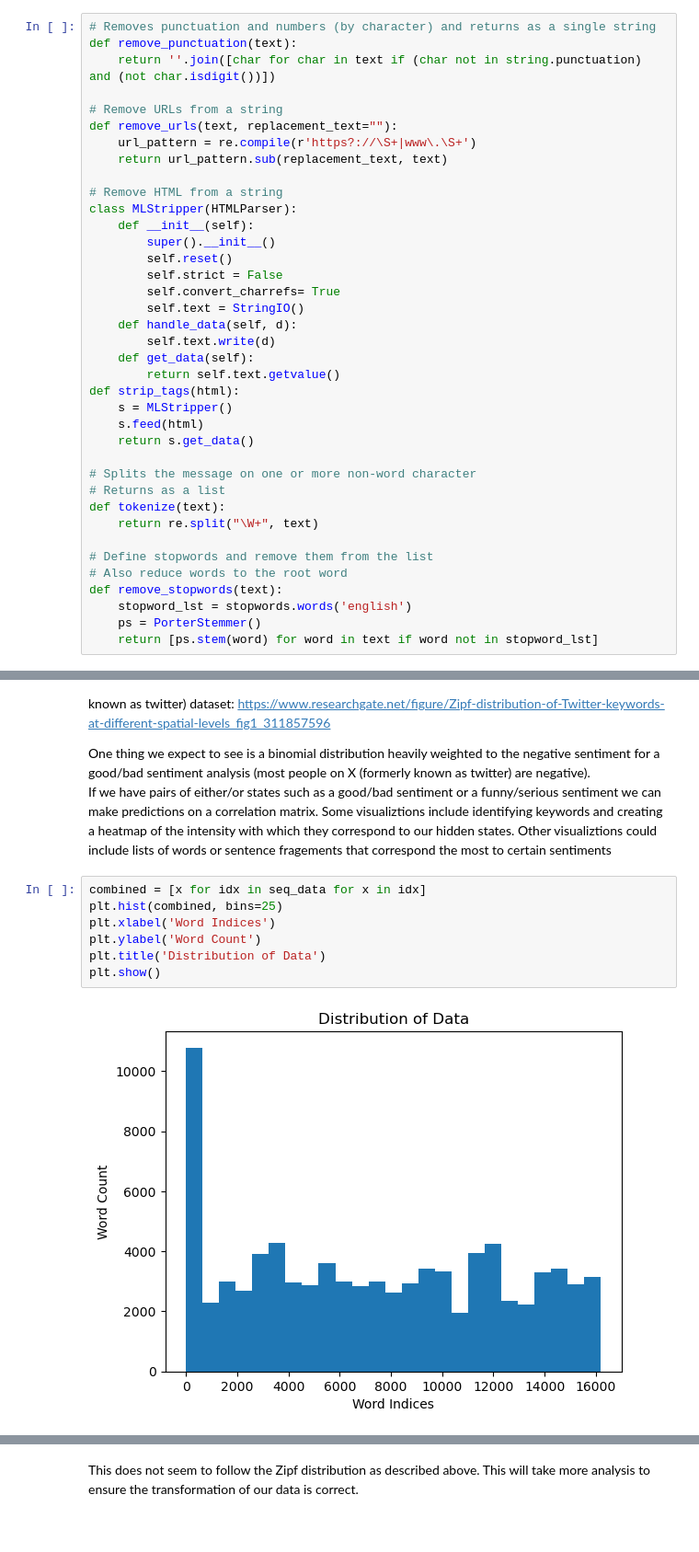
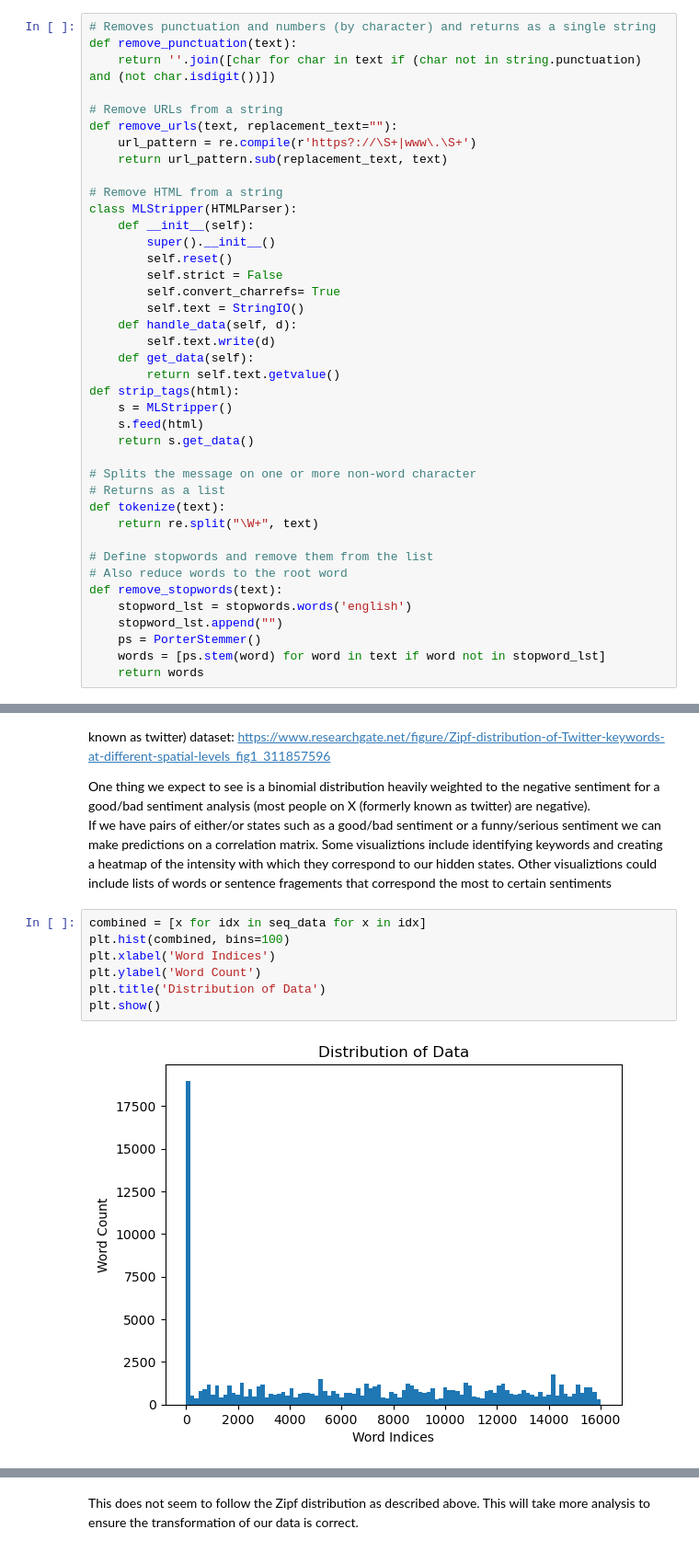
Before and after one commit to banhatas/acme_winter_project, a Jupyter notebook: vol3/dataset.ipynb, the cells around one changed output, grey strips where cells are left out. Shown at 92% size. Saved outputs shown, nothing was run; the diff lists cells and outputs as text.

```diff
--- a/vol3/dataset.ipynb
+++ b/vol3/dataset.ipynb
@@ -143,8 +144,10 @@ def tokenize(text):
 # Also reduce words to the root word
 def remove_stopwords(text):
     stopword_lst = stopwords.words('english')
+    stopword_lst.append("")
     ps = PorterStemmer()
-    return [ps.stem(word) for word in text if word not in stopword_lst]
+    words = [ps.stem(word) for word in text if word not in stopword_lst]
+    return words
 # %%
 # Apply cleaning functions to the data
 twitter_subset = twitter_df.sample(10000)
@@ -190,10 +206,10 @@ One thing we expect to see is a binomial distribution heavily weighted to the ne
 If we have pairs of either/or states such as a good/bad sentiment or a funny/serious sentiment we can make predictions on a correlation matrix.  Some visualiztions include identifying keywords and creating a heatmap of the intensity with which they correspond to our hidden states.  Other visualiztions could include lists of words or sentence fragements that correspond the most to certain sentiments
 # %%
 combined = [x for idx in seq_data for x in idx]
-plt.hist(combined, bins=25)
+plt.hist(combined, bins=100)
 plt.xlabel('Word Indices')
 plt.ylabel('Word Count')
 plt.title('Distribution of Data')
 plt.show()
 # %% [output]
-[figure, old version]
+[figure, new version]
```
Also changed, not shown: parts of 12 cells of this notebook, 2 other files.
